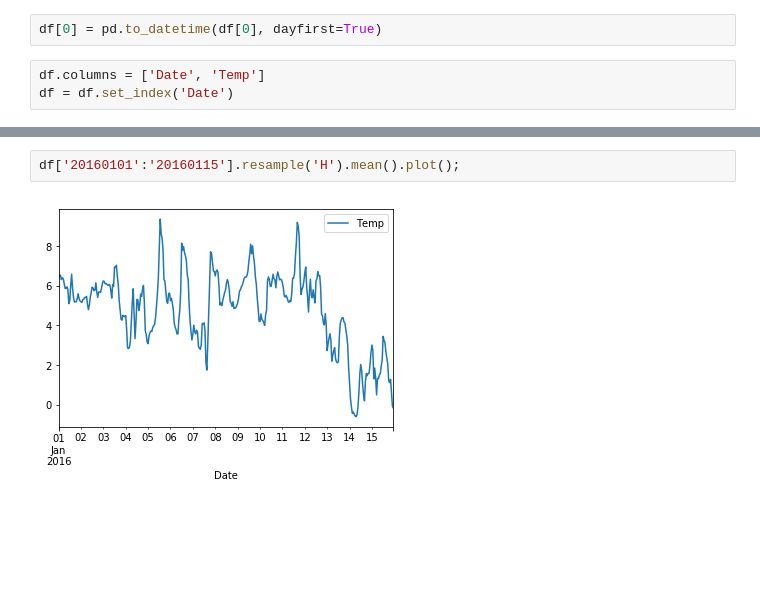
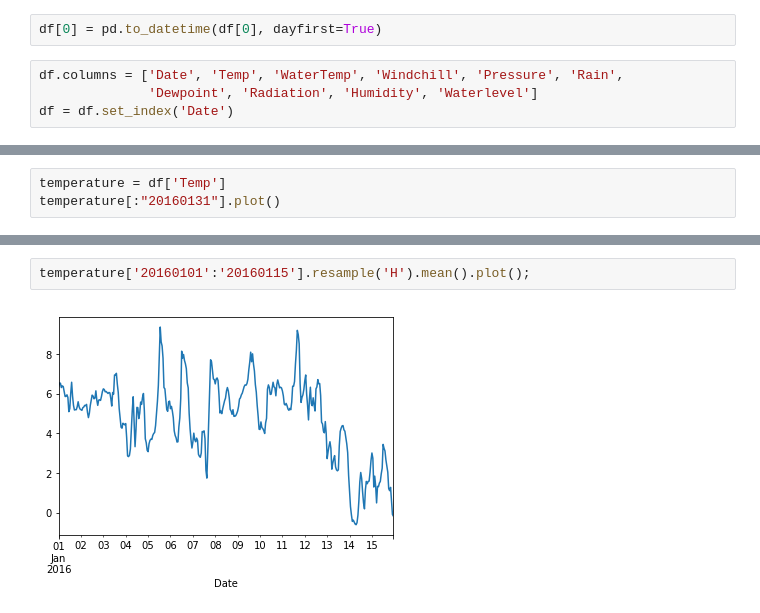
Before and after one commit to wildtreetech/explore-open-data, a Jupyter notebook: weather-trends.ipynb, the cells around one changed output, grey strips where cells are left out. Cells and saved outputs as stored; diff of their text form; blank space fills up the shorter version.

```diff
--- a/weather-trends.ipynb
+++ b/weather-trends.ipynb
@@ -58,7 +55,8 @@ df = df[0]
 # %%
 df[0] = pd.to_datetime(df[0], dayfirst=True)
 # %%
-df.columns = ['Date', 'Temp']
+df.columns = ['Date', 'Temp', 'WaterTemp', 'Windchill', 'Pressure', 'Rain',
+              'Dewpoint', 'Radiation', 'Humidity', 'Waterlevel']
 df = df.set_index('Date')
 # %%
 df.head(5)
@@ -77,0 +71,3 @@ df[:"20160131"].plot()
+# %%
+temperature = df['Temp']
+temperature[:"20160131"].plot()
@@ -78,4 +77,4 @@ df[:"20160131"].plot()
 # %%
-df['20160101':'20160115'].resample('H').mean().plot();
+temperature['20160101':'20160115'].resample('H').mean().plot();
 # %% [output]
-[figure, old version]
+[figure, new version]
```
Also changed, not shown: parts of 14 cells of this notebook.
